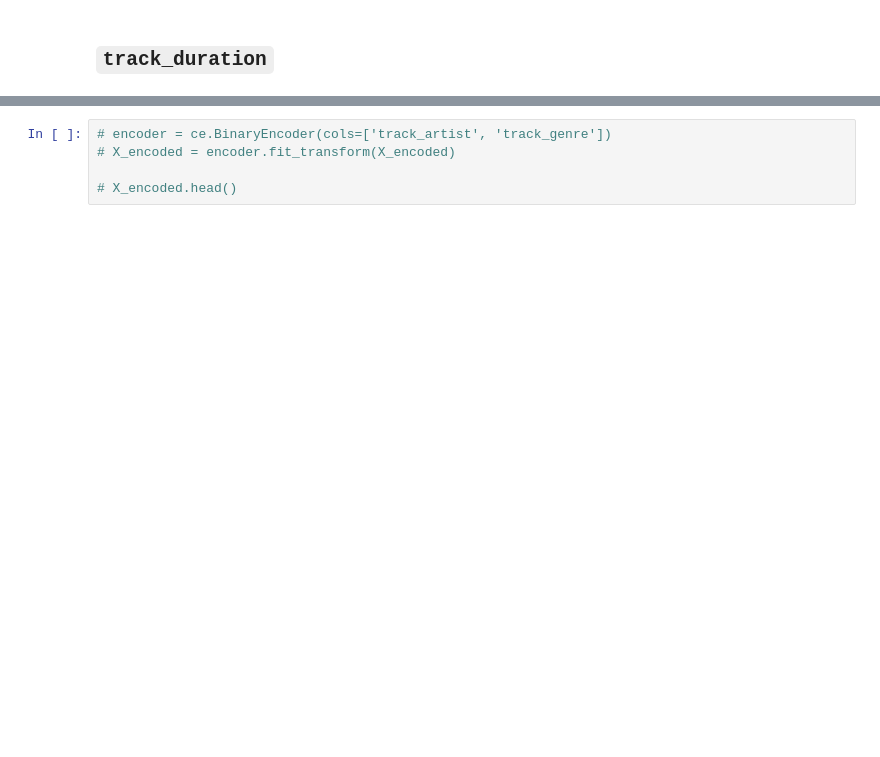
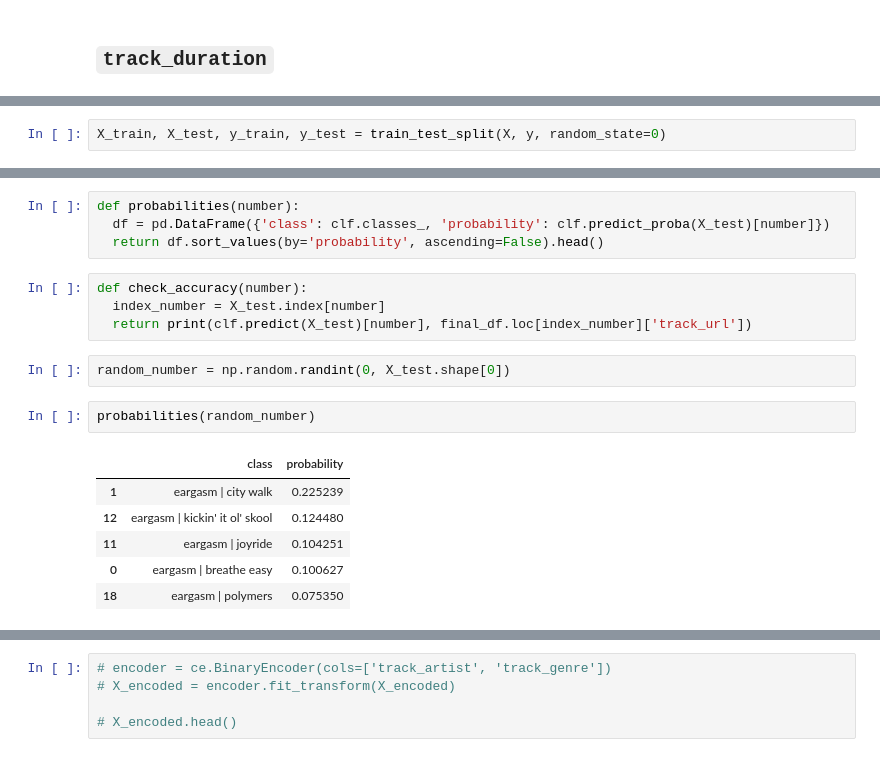
Before and after one commit to adamsiemaszkiewicz/eargasm-music, a Jupyter notebook: eargasm_Classification.ipynb, the cells around one changed output, grey strips where cells are left out. Drawn from its saved outputs; the diff is of its cells as text; blank space fills up the shorter version.

```diff
--- a/eargasm_Classification.ipynb
+++ b/eargasm_Classification.ipynb
@@ -374,0 +181,2 @@ ValueError: ignored
+# %%
+X_train, X_test, y_train, y_test = train_test_split(X, y, random_state=0)
@@ -374,0 +192,19 @@ ValueError: ignored
+# %%
+def probabilities(number):
+  df = pd.DataFrame({'class': clf.classes_, 'probability': clf.predict_proba(X_test)[number]})
+  return df.sort_values(by='probability', ascending=False).head()
+# %%
+def check_accuracy(number):
+  index_number = X_test.index[number]
+  return print(clf.predict(X_test)[number], final_df.loc[index_number]['track_url'])
+# %%
+random_number = np.random.randint(0, X_test.shape[0])
+# %%
+probabilities(random_number)
+# %% [output]
+|  | class | probability |
+| 1 | eargasm | city walk | 0.225239 |
+| 12 | eargasm | kickin' it ol' skool | 0.124480 |
+| 11 | eargasm | joyride | 0.104251 |
+| 0 | eargasm | breathe easy | 0.100627 |
+| 18 | eargasm | polymers | 0.075350 |
```
Also changed, not shown: parts of 81 cells of this notebook.
